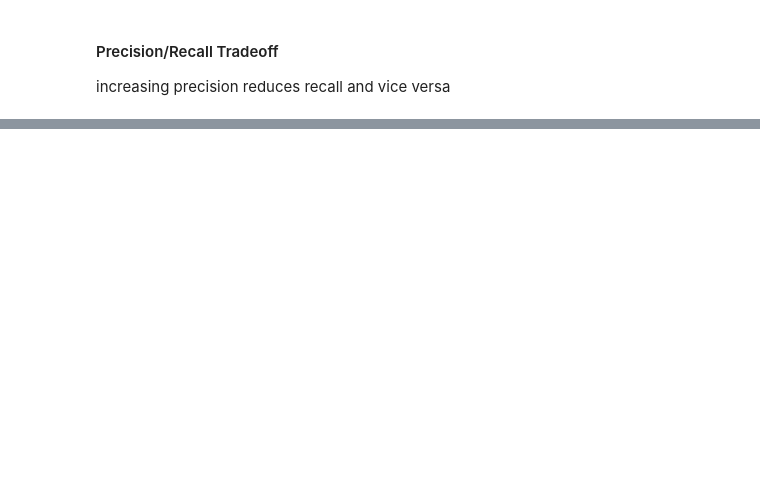
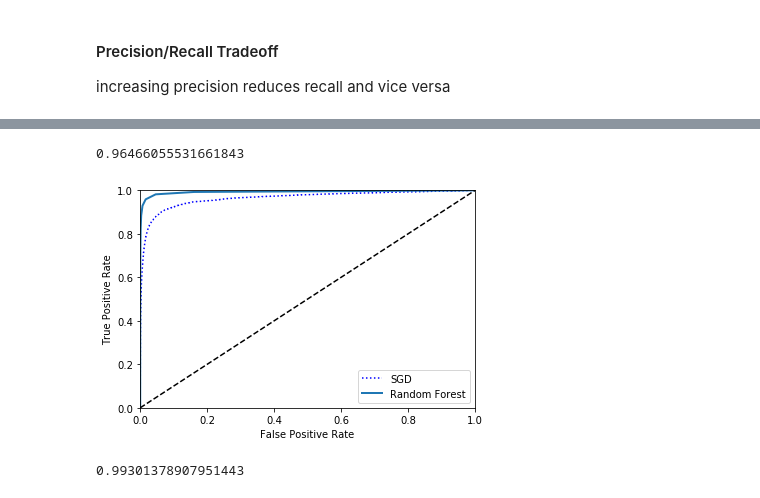
Before and after one commit to shunjilin/HandsOnMachineLearning, a Jupyter notebook: 03.Classification/MNIST.ipynb, the cells around one changed output, grey strips where cells are left out. Cells and saved outputs as stored; diff of their text form; code cells hidden in the pictures; blank space fills up the shorter version.

```diff
--- a/03.Classification/MNIST.ipynb
+++ b/03.Classification/MNIST.ipynb
@@ -169,0 +242,30 @@ increasing precision reduces recall and vice versa
+# %%
+# Measure area under the curve (AUC)
+# perfect classifier has AUC of 1
+# purely random classifier will have AUC of 0.5
+from sklearn.metrics import roc_auc_score
+roc_auc_score(y_train_5, y_scores)
+# %% [output]
+0.96466055531661843
+# %%
+# Compare RandomForestClassifier and SGDClassifier ROC Curves
+from sklearn.ensemble import RandomForestClassifier
+
+forest_clf = RandomForestClassifier(random_state=42)
+y_probas_forest = cross_val_predict(forest_clf, X_train, y_train_5, cv=3,
+                                   method="predict_proba") # return probabilities instead of decision scores
+y_scores_forest = y_probas_forest[:, 1] #score = proba of positive class
+fpr_forest, tpr_forest, thresholds_forest = roc_curve(y_train_5, y_scores_forest)
+# %%
+# Compare ROC curves
+plt.plot(fpr, tpr, "b:", label="SGD")
+plot_roc_curve(fpr_forest, tpr_forest, "Random Forest")
+plt.legend(loc="lower right")
+plt.show()
+# %% [output]
+[figure, added]
+# %%
+# ROC AUC for Random Forest Classifier
+roc_auc_score(y_train_5, y_scores_forest)
+# %% [output]
+0.99301378907951443
```
Also changed, not shown: parts of 43 cells of this notebook.
